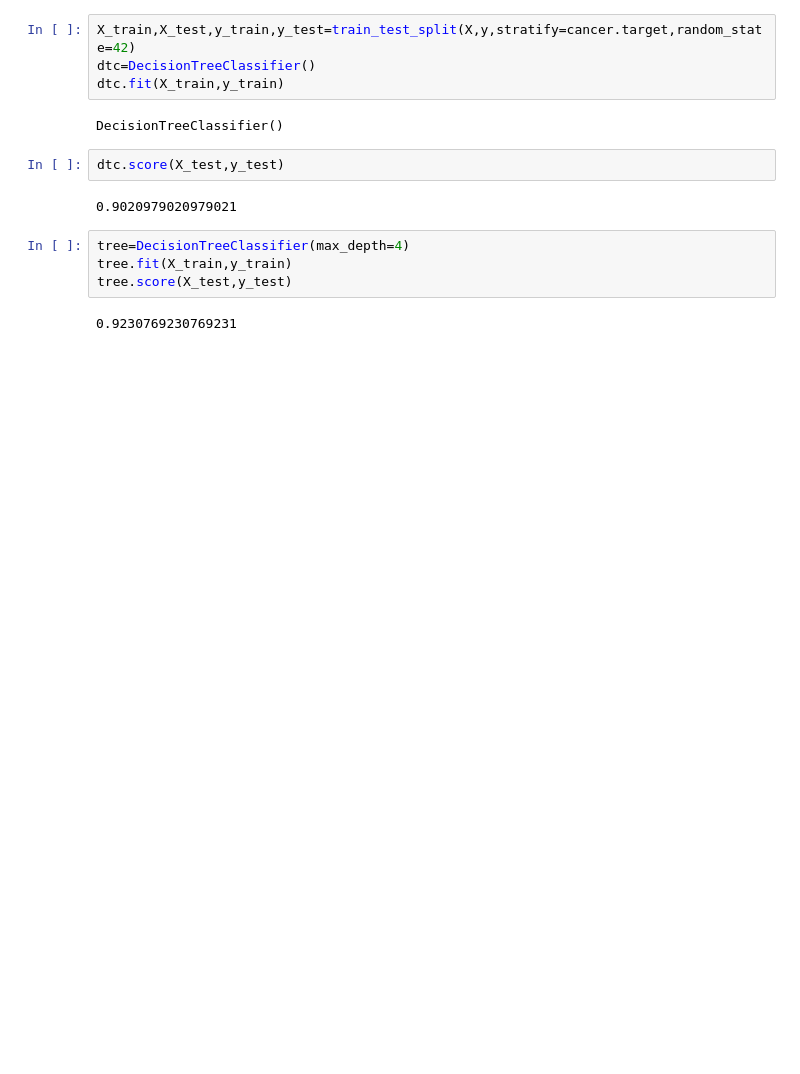
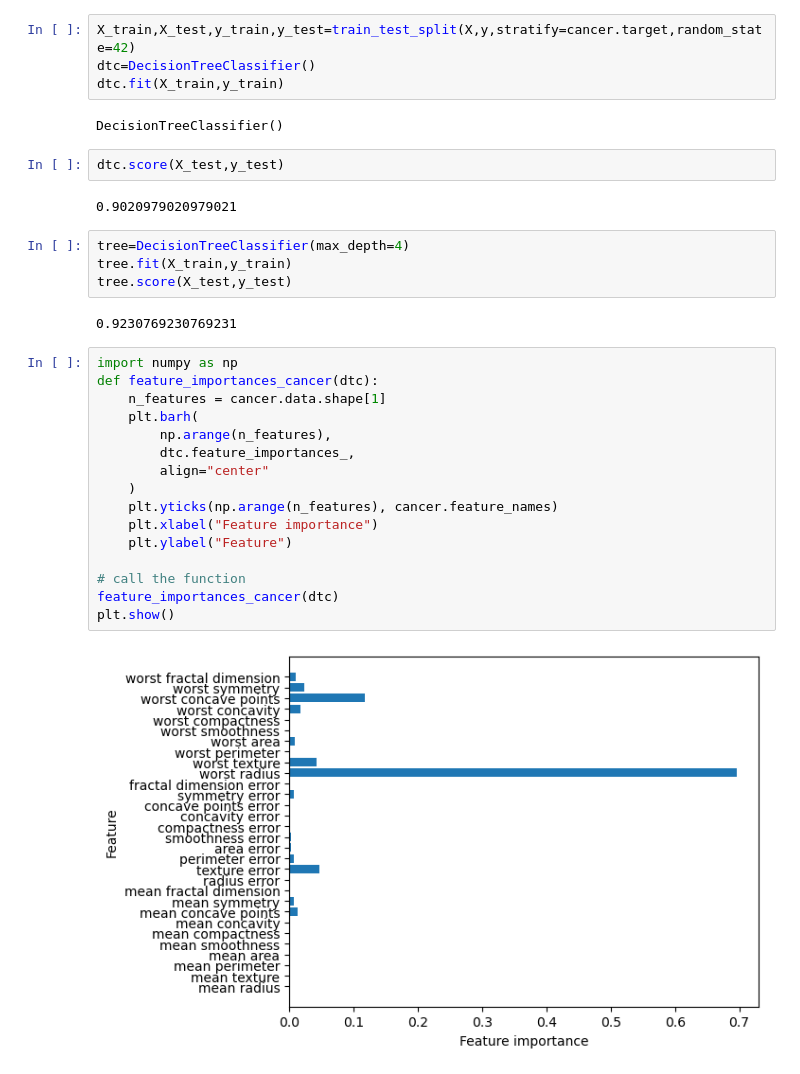
Before and after one commit to Faizanhaider013/ML_Projects_Collection, a Jupyter notebook: 13_decision_tree.ipynb, the cells around one changed output. Drawn from its saved outputs; the diff is of its cells as text; blank space fills up the shorter version.

Commit message:
Feature importance in the trees

```diff
--- a/13_decision_tree.ipynb
+++ b/13_decision_tree.ipynb
@@ -23,3 +24,21 @@ tree.fit(X_train,y_train)
 tree.score(X_test,y_test)
 # %% [output]
 0.9230769230769231
+# %%
+import numpy as np
+def feature_importances_cancer(dtc):
+    n_features = cancer.data.shape[1]
+    plt.barh(
+        np.arange(n_features),
+        dtc.feature_importances_,
+        align="center"
+    )
+    plt.yticks(np.arange(n_features), cancer.feature_names)
+    plt.xlabel("Feature importance")
+    plt.ylabel("Feature")
+
+# call the function
+feature_importances_cancer(dtc)
+plt.show()
+# %% [output]
+[figure, added]
```
Also changed, not shown: parts of 1 cell of this notebook.
